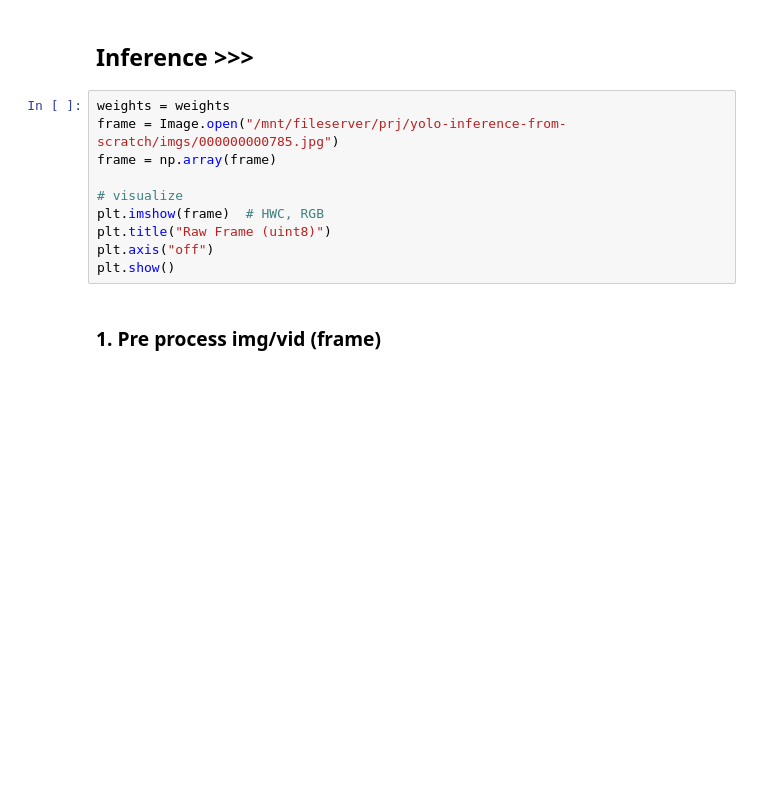
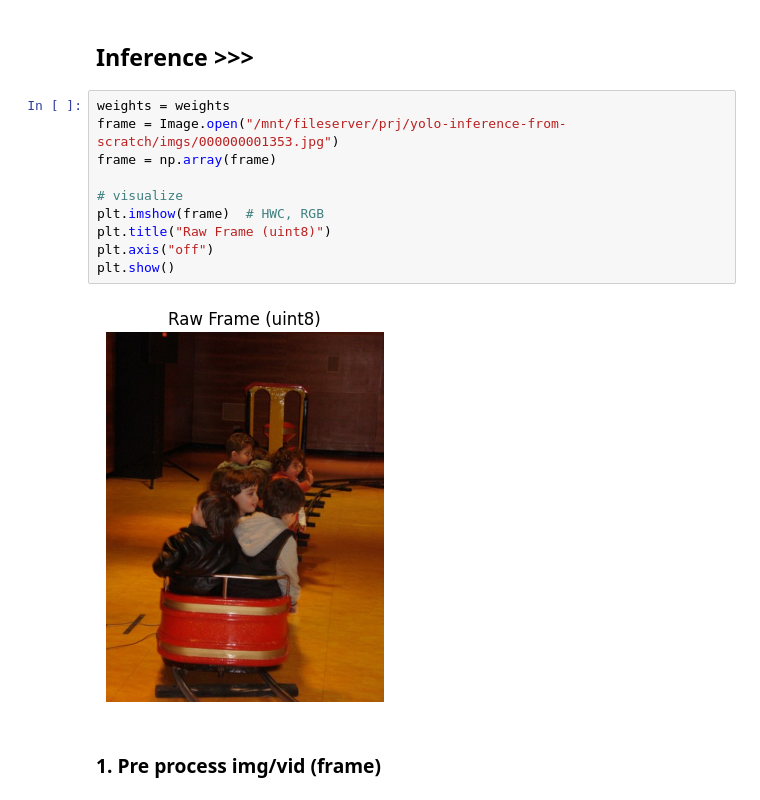
Before and after one commit to SathsaraGeeth/yolo-inference-from-scratch, a Jupyter notebook: inf.ipynb, the cells around one changed output. Drawn from its saved outputs; the diff is of its cells as text; blank space fills up the shorter version.

```diff
--- a/inf.ipynb
+++ b/inf.ipynb
@@ -44,14 +43,16 @@ KeyboardInterrupt:
 ## Inference >>>
 # %%
 weights = weights
-frame = Image.open("/mnt/fileserver/prj/yolo-inference-from-scratch/imgs/000000000785.jpg")
+frame = Image.open("/mnt/fileserver/prj/yolo-inference-from-scratch/imgs/000000001353.jpg")
 frame = np.array(frame)
 
 # visualize
 plt.imshow(frame)  # HWC, RGB
 plt.title("Raw Frame (uint8)")
 plt.axis("off")
 plt.show()
+# %% [output]
+[figure, added]
 # %% [markdown]
 ### 1. Pre process img/vid (frame)
 # %%
```
Also changed, not shown: parts of 13 cells of this notebook, 1 other file.
